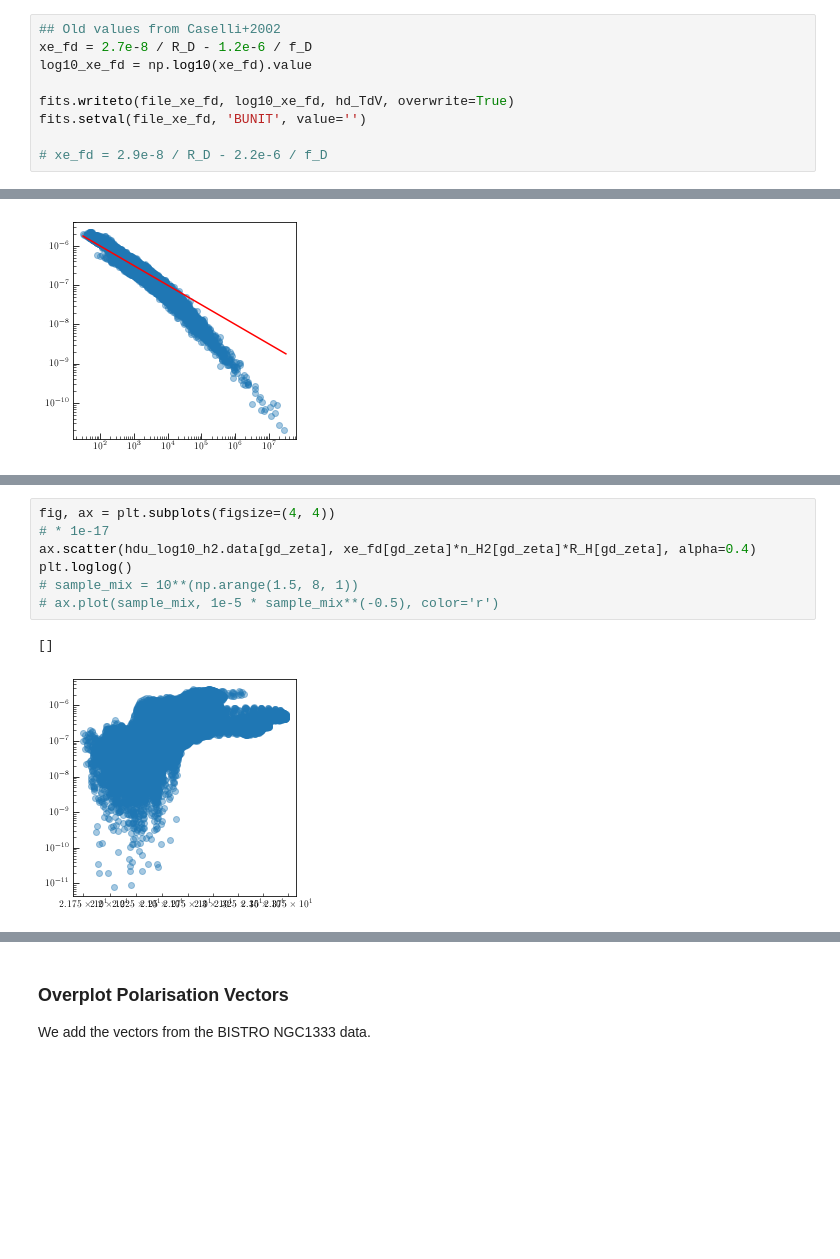
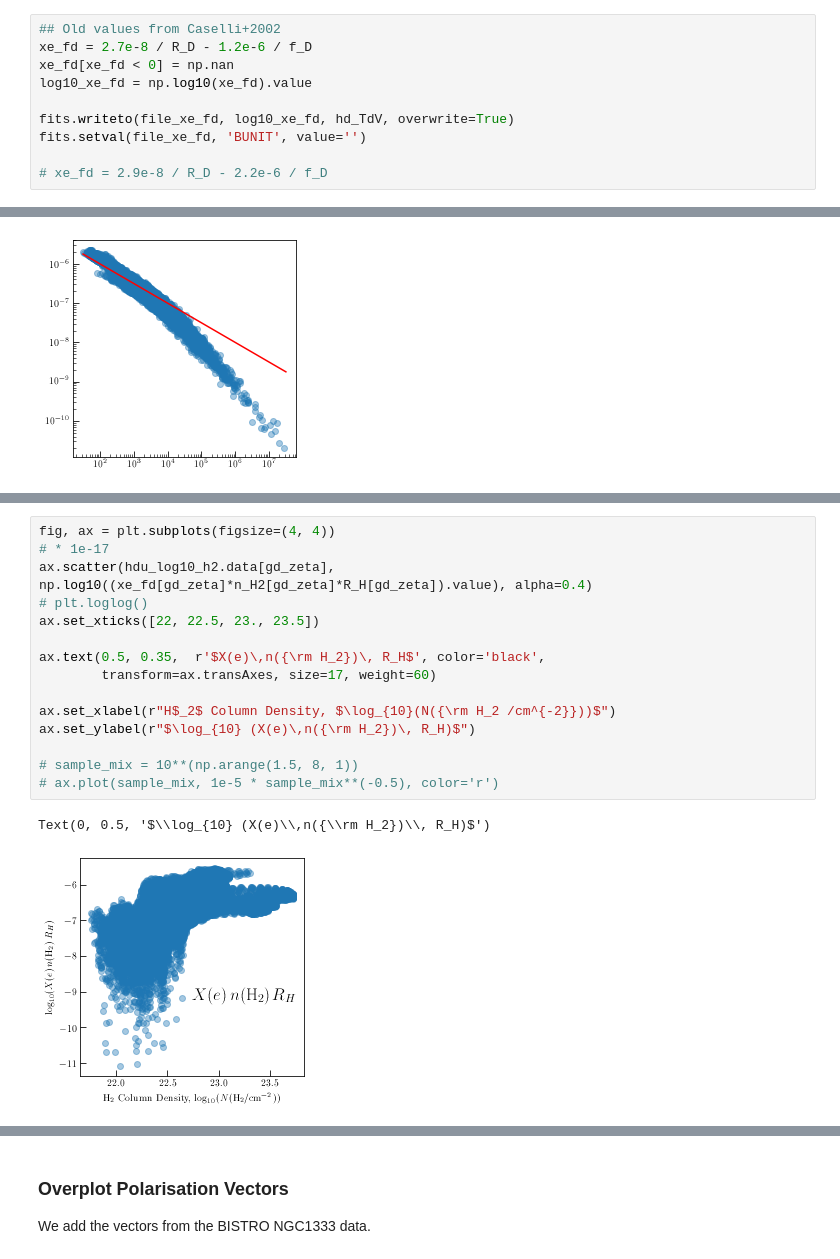
Before and after one commit to jpinedaf/NGC1333_NOEMA_Ions, a Jupyter notebook: NGC1333_Ions_Calculations.ipynb, the cells around one changed output, grey strips where cells are left out. Drawn from its saved outputs; the diff is of its cells as text; blank space fills up the shorter version.

```diff
--- a/NGC1333_Ions_Calculations.ipynb
+++ b/NGC1333_Ions_Calculations.ipynb
@@ -672,6 +672,7 @@ For this we use the previous expresion, and the derived values of $R_d$ and $f_D
 # %%
 ## Old values from Caselli+2002
 xe_fd = 2.7e-8 / R_D - 1.2e-6 / f_D
+xe_fd[xe_fd < 0] = np.nan
 log10_xe_fd = np.log10(xe_fd).value
 
 fits.writeto(file_xe_fd, log10_xe_fd, hd_TdV, overwrite=True)
@@ -1082,13 +1090,21 @@ plt.loglog()
 # %%
 fig, ax = plt.subplots(figsize=(4, 4))
 # * 1e-17
-ax.scatter(hdu_log10_h2.data[gd_zeta], xe_fd[gd_zeta]*n_H2[gd_zeta]*R_H[gd_zeta], alpha=0.4)
-plt.loglog()
+ax.scatter(hdu_log10_h2.data[gd_zeta], np.log10((xe_fd[gd_zeta]*n_H2[gd_zeta]*R_H[gd_zeta]).value), alpha=0.4)
+# plt.loglog()
+ax.set_xticks([22, 22.5, 23., 23.5])
+
+ax.text(0.5, 0.35,  r'$X(e)\,n({\rm H_2})\, R_H$', color='black',
+        transform=ax.transAxes, size=17, weight=60)
+
+ax.set_xlabel(r"H$_2$ Column Density, $\log_{10}(N({\rm H_2 /cm^{-2}}))$")
+ax.set_ylabel(r"$\log_{10} (X(e)\,n({\rm H_2})\, R_H)$")
+
 # sample_mix = 10**(np.arange(1.5, 8, 1))
 # ax.plot(sample_mix, 1e-5 * sample_mix**(-0.5), color='r')
 # %% [output]
-[]
+Text(0, 0.5, '$\\log_{10} (X(e)\\,n({\\rm H_2})\\, R_H)$')
-[figure, old version]
+[figure, new version]
 # %%
 fig, ax = plt.subplots(figsize=(4, 4))
 # * 1e-17
```
Also changed, not shown: parts of 8 cells of this notebook, 20 other files.
